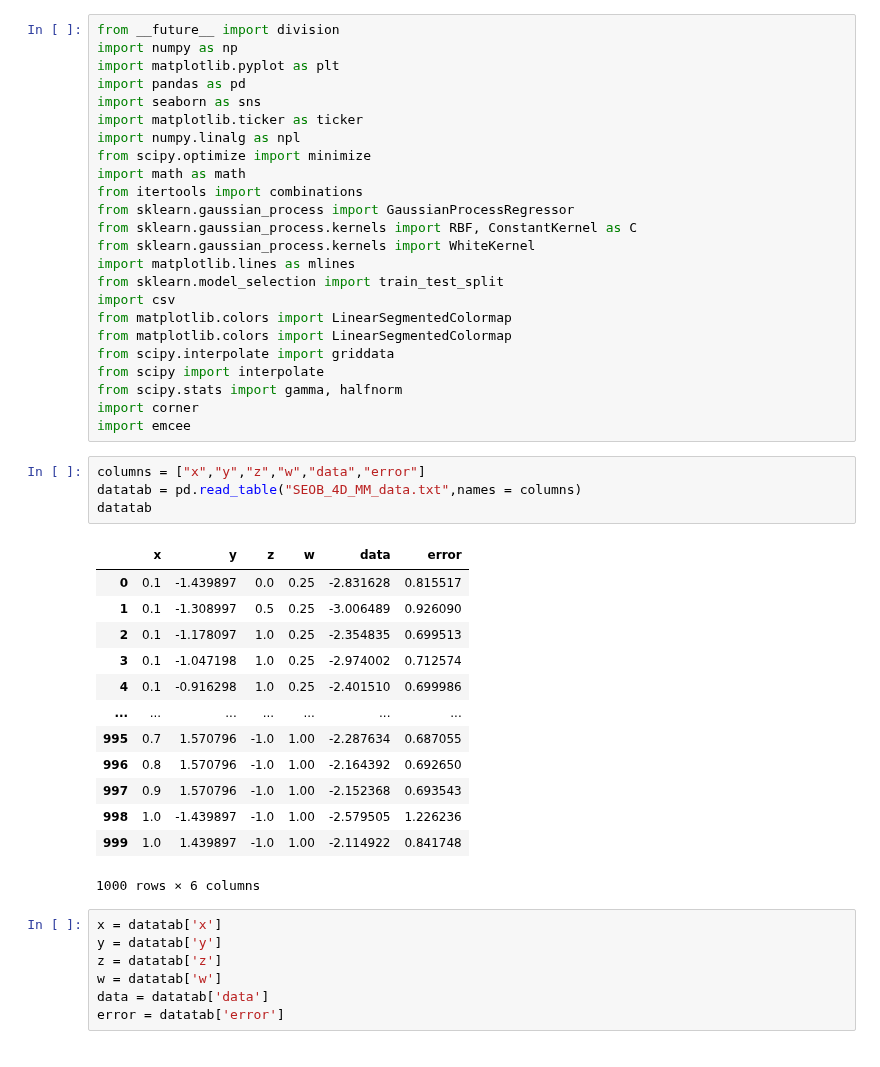
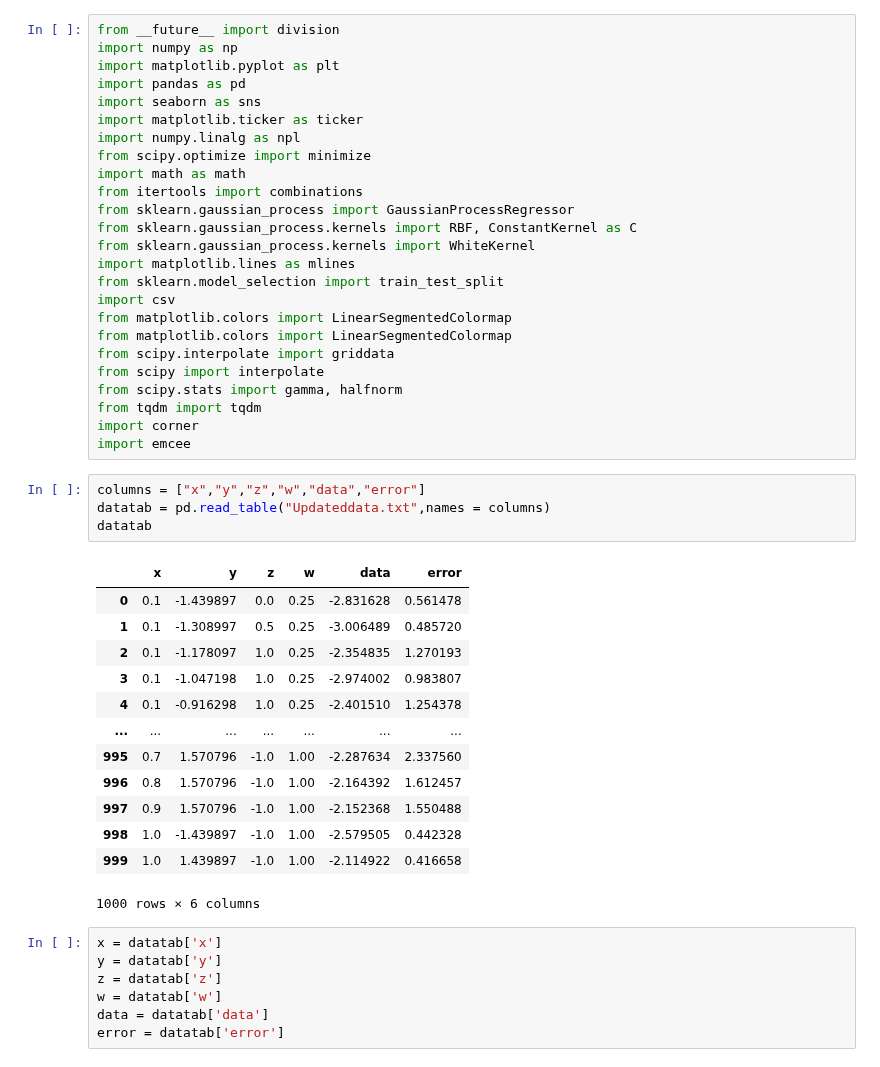
Before and after one commit to seanwhite674/FinalYearProject, a Jupyter notebook: ParameterDistribution.ipynb, the cells around one changed output. Cells and saved outputs as stored; diff of their text form.

```diff
--- a/ParameterDistribution.ipynb
+++ b/ParameterDistribution.ipynb
@@ -20,25 +20,26 @@ from matplotlib.colors import LinearSegmentedColormap
 from scipy.interpolate import griddata
 from scipy import interpolate
 from scipy.stats import gamma, halfnorm
+from tqdm import tqdm
 import corner
 import emcee
 # %%
 columns = ["x","y","z","w","data","error"]
-datatab = pd.read_table("SEOB_4D_MM_data.txt",names = columns)
+datatab = pd.read_table("Updateddata.txt",names = columns)
 datatab
 # %% [output]
 |  | x | y | z | w | data | error |
-| 0 | 0.1 | -1.439897 | 0.0 | 0.25 | -2.831628 | 0.815517 |
-| 1 | 0.1 | -1.308997 | 0.5 | 0.25 | -3.006489 | 0.926090 |
-| 2 | 0.1 | -1.178097 | 1.0 | 0.25 | -2.354835 | 0.699513 |
-| 3 | 0.1 | -1.047198 | 1.0 | 0.25 | -2.974002 | 0.712574 |
-| 4 | 0.1 | -0.916298 | 1.0 | 0.25 | -2.401510 | 0.699986 |
+| 0 | 0.1 | -1.439897 | 0.0 | 0.25 | -2.831628 | 0.561478 |
+| 1 | 0.1 | -1.308997 | 0.5 | 0.25 | -3.006489 | 0.485720 |
+| 2 | 0.1 | -1.178097 | 1.0 | 0.25 | -2.354835 | 1.270193 |
+| 3 | 0.1 | -1.047198 | 1.0 | 0.25 | -2.974002 | 0.983807 |
+| 4 | 0.1 | -0.916298 | 1.0 | 0.25 | -2.401510 | 1.254378 |
 | ... | ... | ... | ... | ... | ... | ... |
-| 995 | 0.7 | 1.570796 | -1.0 | 1.00 | -2.287634 | 0.687055 |
-| 996 | 0.8 | 1.570796 | -1.0 | 1.00 | -2.164392 | 0.692650 |
-| 997 | 0.9 | 1.570796 | -1.0 | 1.00 | -2.152368 | 0.693543 |
-| 998 | 1.0 | -1.439897 | -1.0 | 1.00 | -2.579505 | 1.226236 |
-| 999 | 1.0 | 1.439897 | -1.0 | 1.00 | -2.114922 | 0.841748 |
+| 995 | 0.7 | 1.570796 | -1.0 | 1.00 | -2.287634 | 2.337560 |
+| 996 | 0.8 | 1.570796 | -1.0 | 1.00 | -2.164392 | 1.612457 |
+| 997 | 0.9 | 1.570796 | -1.0 | 1.00 | -2.152368 | 1.550488 |
+| 998 | 1.0 | -1.439897 | -1.0 | 1.00 | -2.579505 | 0.442328 |
+| 999 | 1.0 | 1.439897 | -1.0 | 1.00 | -2.114922 | 0.416658 |
 1000 rows × 6 columns
 # %%
 x = datatab['x']
```
Also changed, not shown: parts of 13 cells of this notebook, 3 other files.
